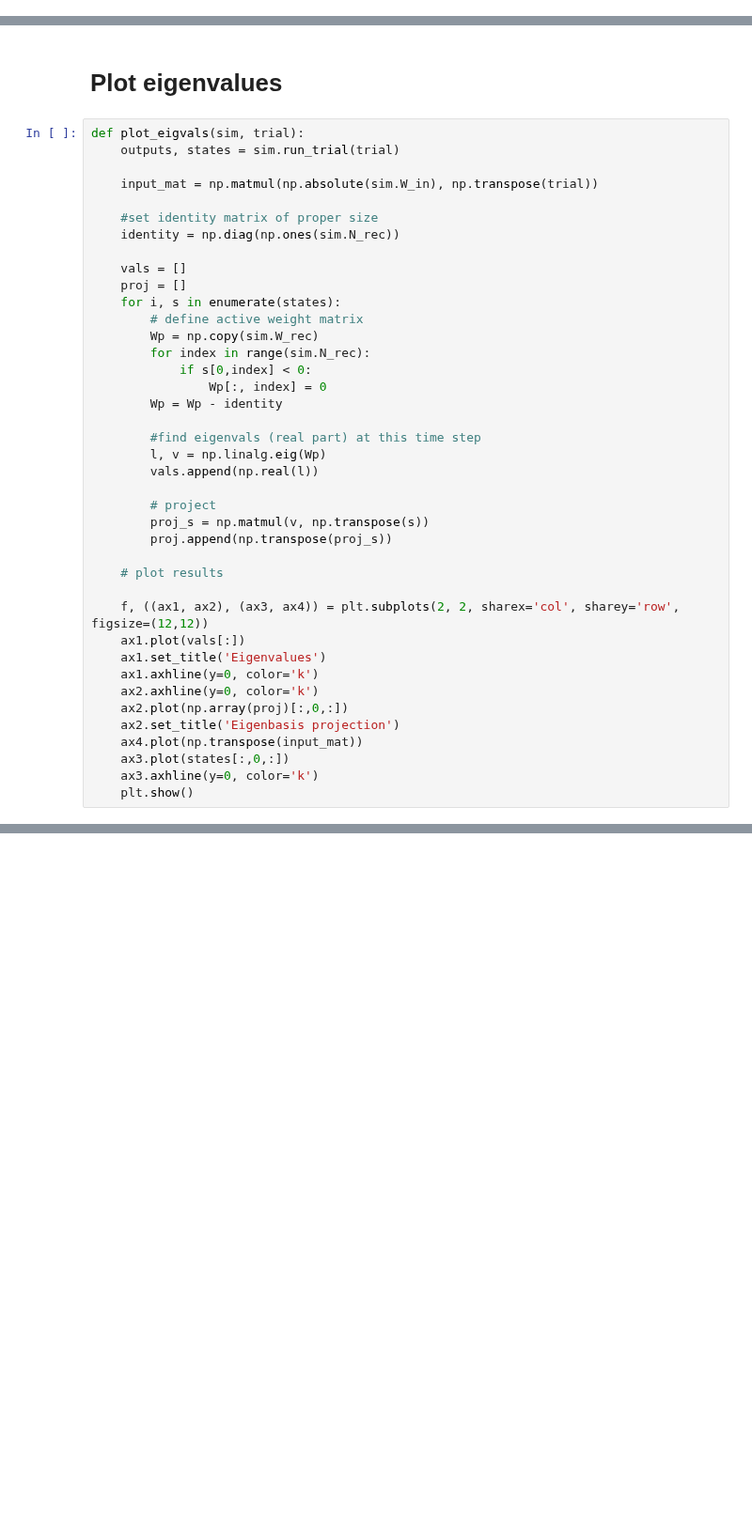
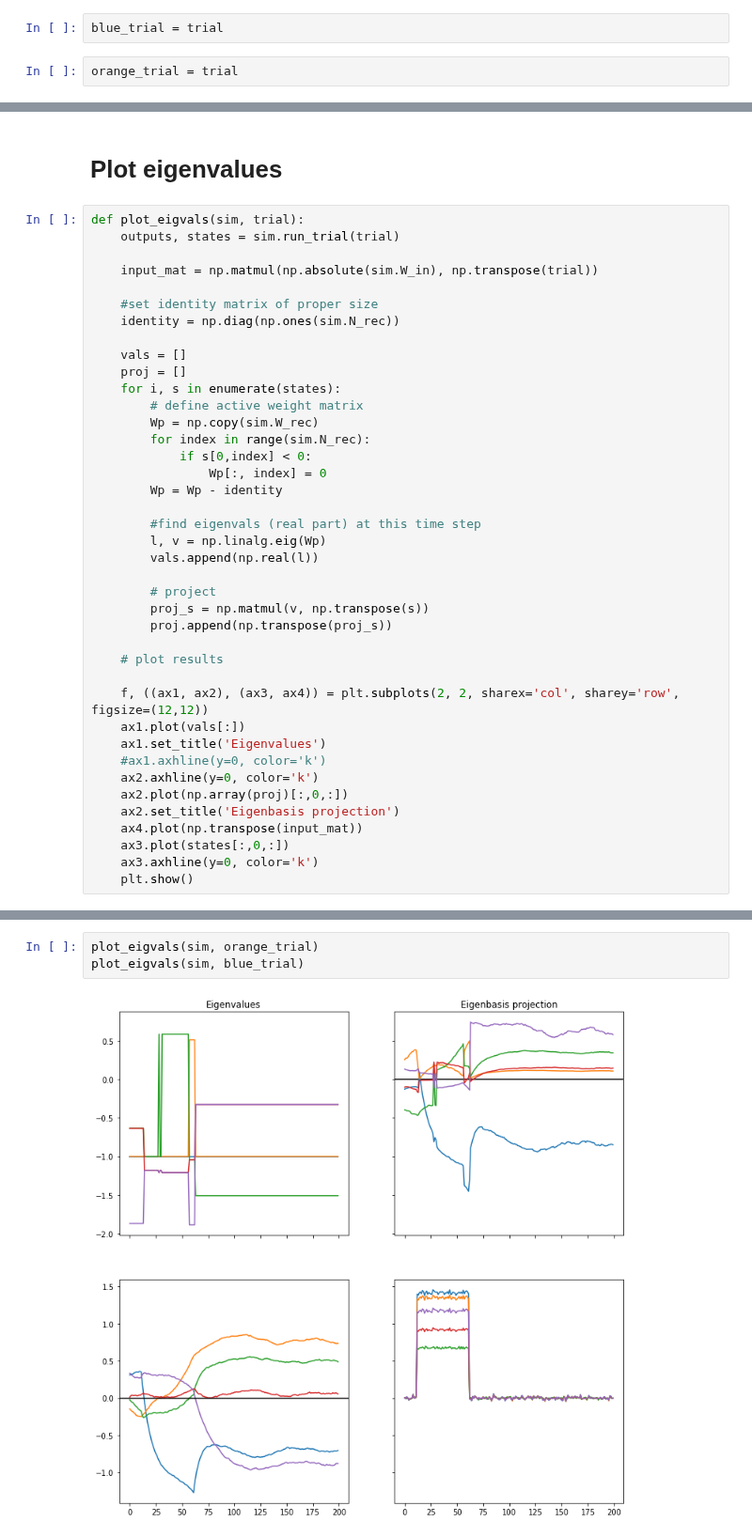
Before and after one commit to davidbrandfonbrener/sisyphus2, a Jupyter notebook: notebooks/RDM analysis.ipynb, the cells around one changed output, grey strips where cells are left out. Shown at 94% size. Cells and saved outputs as stored; diff of their text form; blank space fills up the shorter version.

```diff
--- a/notebooks/RDM analysis.ipynb
+++ b/notebooks/RDM analysis.ipynb
@@ -94,3 +90,7 @@ plt.show()
+# %%
+blue_trial = trial
+# %%
+orange_trial = trial
 # %%
 analysis.hahnloser_fixed_point(sim, trial)
 # %% [output]
@@ -353,7 +353,7 @@ def plot_eigvals(sim, trial):
     f, ((ax1, ax2), (ax3, ax4)) = plt.subplots(2, 2, sharex='col', sharey='row', figsize=(12,12))
     ax1.plot(vals[:])
     ax1.set_title('Eigenvalues')
-    ax1.axhline(y=0, color='k')
+    #ax1.axhline(y=0, color='k')
     ax2.axhline(y=0, color='k')
     ax2.plot(np.array(proj)[:,0,:])
     ax2.set_title('Eigenbasis projection')
@@ -453,0 +364,5 @@ slow_modes_analysis(sim, trial)
+# %%
+plot_eigvals(sim, orange_trial)
+plot_eigvals(sim, blue_trial)
+# %% [output]
+[figure, added]
```
Also changed, not shown: parts of 30 cells of this notebook, 1 other file.
